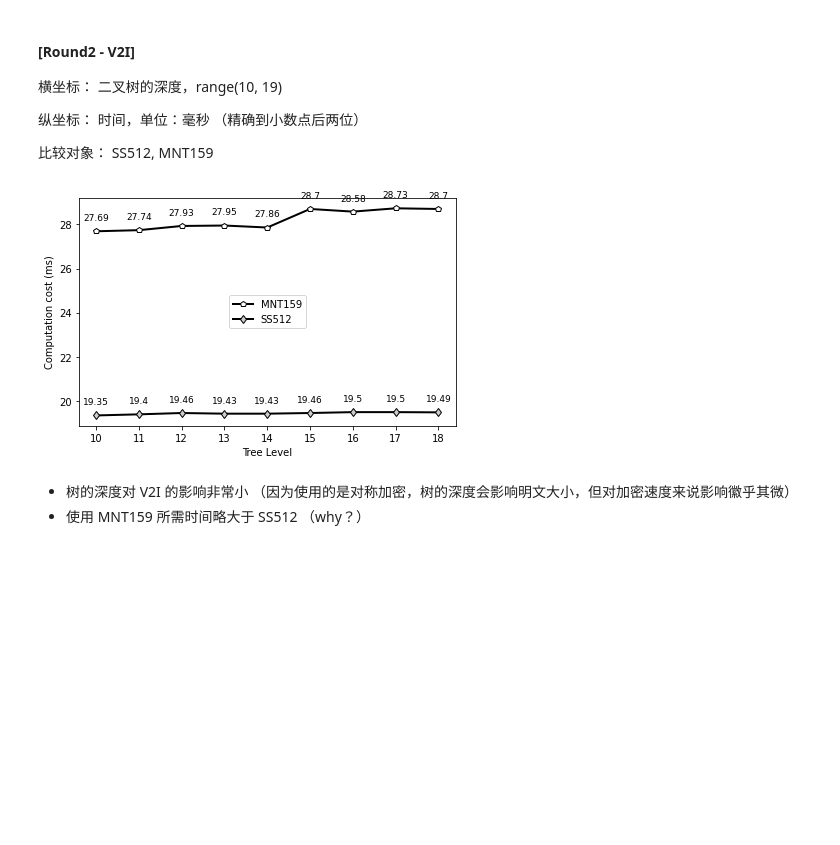
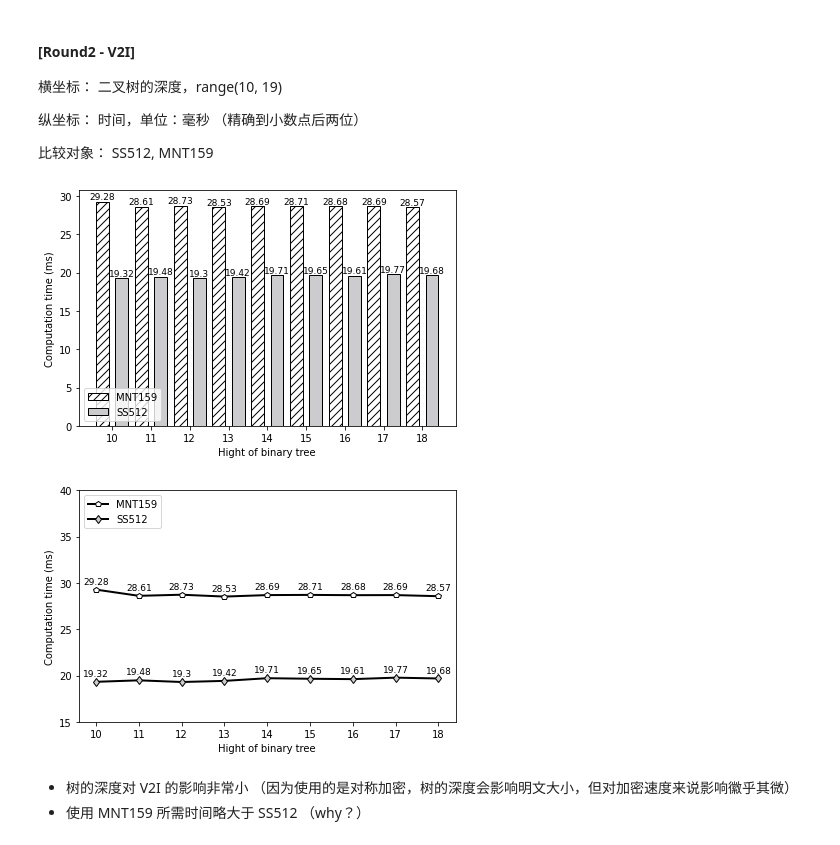
Before and after one commit to IBRS4VANETs/TEST-CASEs, a Jupyter notebook: note.ipynb, the cells around one changed output. Cells and saved outputs as stored; diff of their text form; code cells hidden in the pictures; blank space fills up the shorter version.

```diff
--- a/note.ipynb
+++ b/note.ipynb
@@ -89,10 +85,11 @@ types[1] = ['MNT159', 'SS512']
 time_cost[1] = [[], []]
 basic_test(types[1], time_cost[1], range(10, 19), test_v2i)
 # %%
-# pltbar(len(time_cost[1][0]), 12, time_cost[1], types[1], range(10, 19), 'Computation cost (ms)', 4, 'Tree Level', 'V2I_bar')
-pltpoly(len(time_cost[1][0]), time_cost[1], types[1], range(10, 19), 'Computation cost (ms)', 10, 'Tree Level', 'V2I_poly')
+pltbar(len(time_cost[1][0]), 12, time_cost[1], types[1], range(10, 19), 'Computation time (ms)', 3, 'Hight of binary tree', 'V2I_bar')
+pltpoly(len(time_cost[1][0]), time_cost[1], types[1], range(10, 19), 'Computation time (ms)', 2, 'Hight of binary tree', 'V2I_poly', ylim = (15, 40))
 # %% [output]
-[figure, old version]
+[figure, new version]
+[figure, added]
 # %% [markdown]
 - 树的深度对 V2I 的影响非常小 （因为使用的是对称加密，树的深度会影响明文大小，但对加密速度来说影响徽乎其微）
 - 使用 MNT159 所需时间略大于 SS512 （why？）
```
Also changed, not shown: parts of 7 cells of this notebook, 7 other files.
